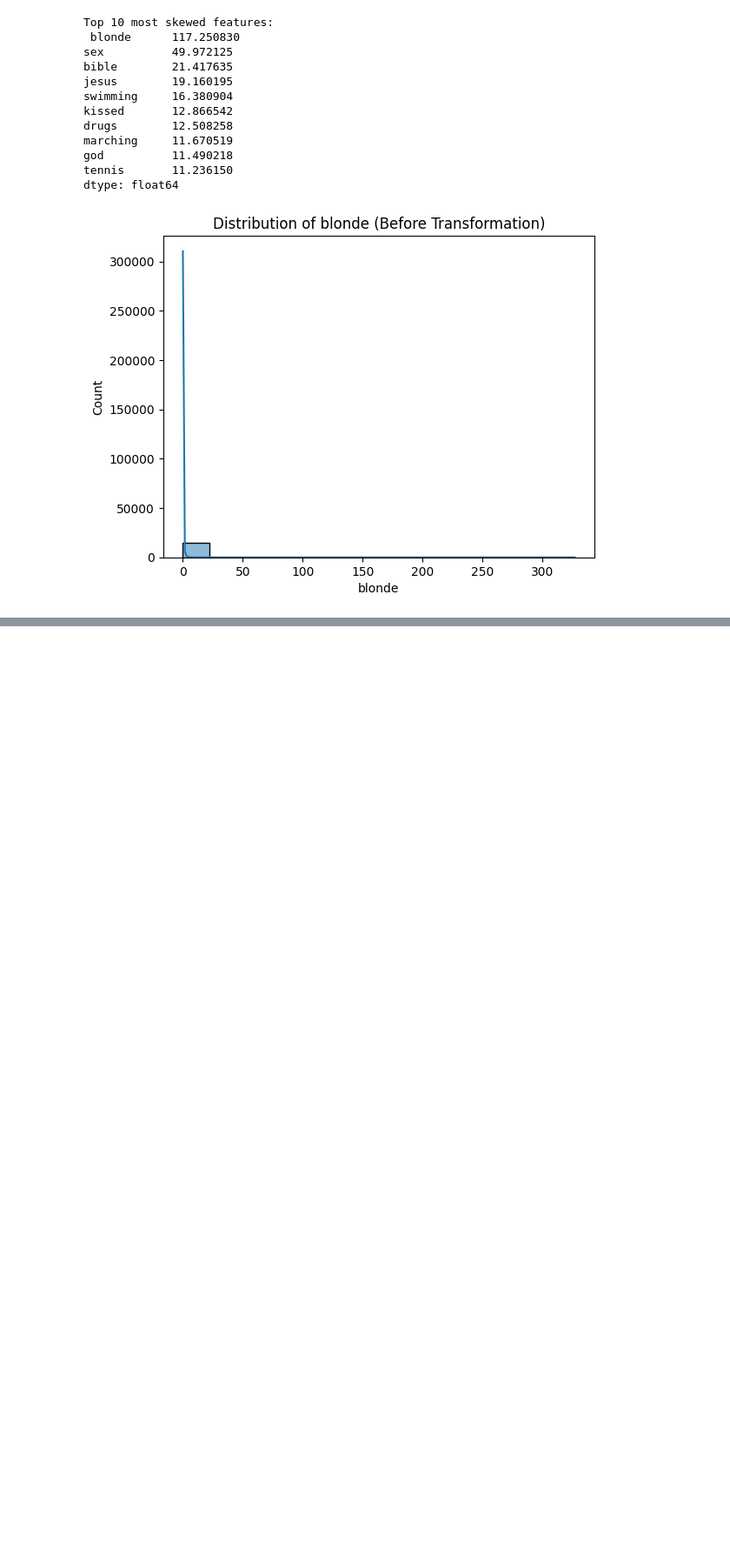
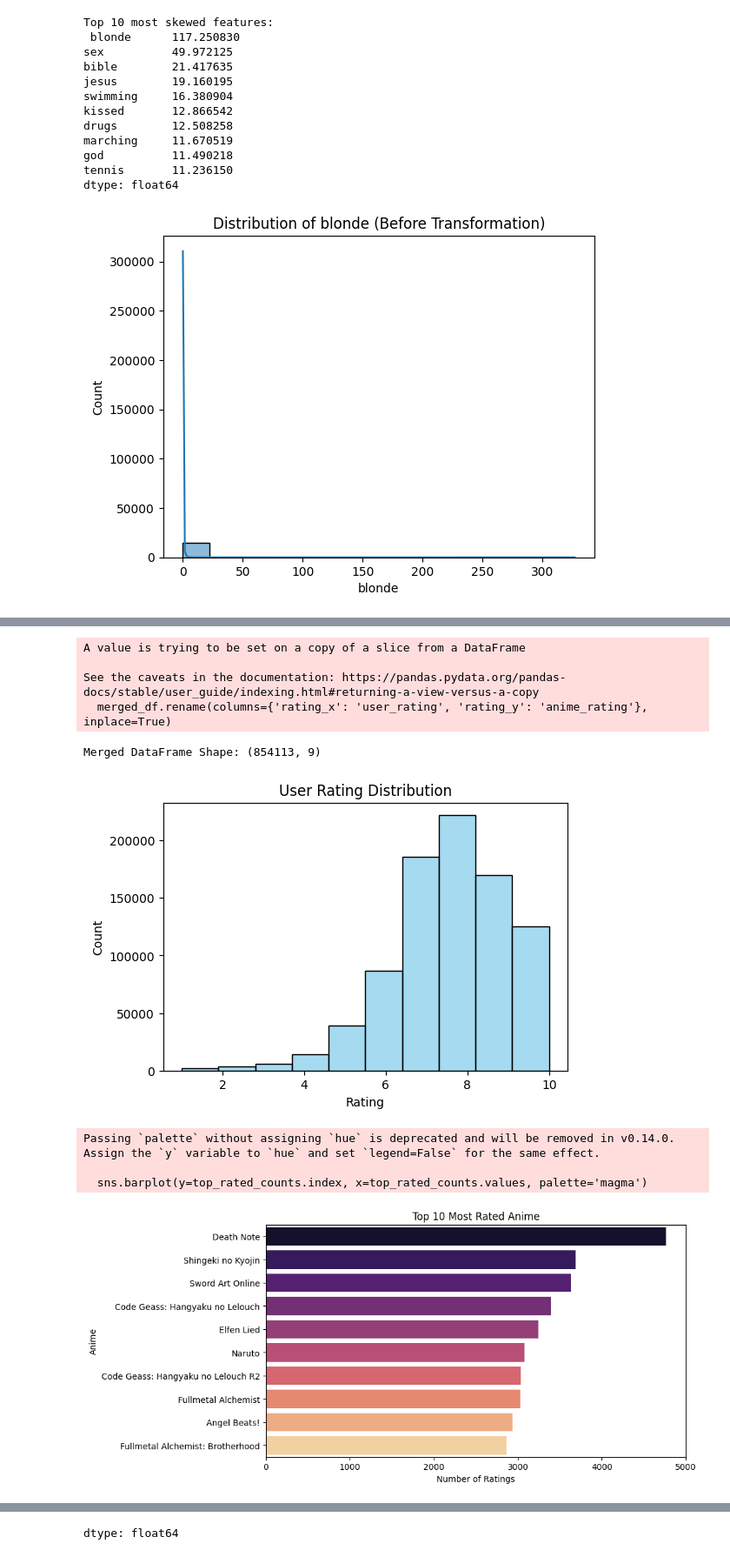
Before and after one commit to Piramu-Mahalingam/DS-Course-Assignment-1, a Jupyter notebook: M_Piramu_Unsupervised_Learning_Assignment.ipynb, the cells around one changed output, grey strips where cells are left out. Shown at 87% size. Saved outputs shown, nothing was run; the diff lists cells and outputs as text; code cells hidden in the pictures; blank space fills up the shorter version.

```diff
--- a/M_Piramu_Unsupervised_Learning_Assignment.ipynb
+++ b/M_Piramu_Unsupervised_Learning_Assignment.ipynb
@@ -166,0 +338,79 @@ dtype: float64
+# %%
+import pandas as pd
+import numpy as np
+import matplotlib.pyplot as plt
+import seaborn as sns
+# Load both datasets
+anime_df = pd.read_csv("/content/anime.csv")
+rating_df = pd.read_csv("/content/rating.csv")
+
+# Remove duplicates in anime data (optional, safe)
+anime_df = anime_df.drop_duplicates(subset='anime_id')
+
+# Merge on anime_id using inner join (only common entries)
+merged_df = pd.merge(rating_df, anime_df, on="anime_id", how="inner")
+
+# Optional: filter out ratings marked as -1 (means watched but not rated)
+merged_df = merged_df[merged_df['rating_x'] != -1]
+
+# Optional: rename columns for clarity (if needed)
+merged_df.rename(columns={'rating_x': 'user_rating', 'rating_y': 'anime_rating'}, inplace=True)
+
+# Show result
+print("Merged DataFrame Shape:", merged_df.shape)
+merged_df.head()
+
+#EDA
+# 1. Distribution of user ratings
+plt.figure(figsize=(6, 4))
+sns.histplot(merged_df['user_rating'], bins=10, kde=False, color='skyblue')
+plt.title("User Rating Distribution")
+plt.xlabel("Rating")
+plt.ylabel("Count")
+plt.show()
+
+# 2. Top 10 Most Rated Anime
+top_rated_counts = merged_df['name'].value_counts().head(10)
+plt.figure(figsize=(9, 5))
+sns.barplot(y=top_rated_counts.index, x=top_rated_counts.values, palette='magma')
+plt.title("Top 10 Most Rated Anime")
+plt.xlabel("Number of Ratings")
+plt.ylabel("Anime")
+plt.show()
+
+# 3. Anime Rating vs Number of Members
+plt.figure(figsize=(8, 5))
+sns.scatterplot(data=merged_df, x='members', y='anime_rating', alpha=0.3)
+plt.title("Anime Rating vs Members")
+plt.xlabel("Members")
+plt.ylabel("Anime Rating")
+plt.show()
+
+# --- Skewness Analysis and Transformation ---
+
+# Select numeric columns
+numeric_cols = merged_df.select_dtypes(include=[np.number])
+
+# Check skewness
+skewness = numeric_cols.skew().sort_values(ascending=False)
+
+# Apply log1p transformation to highly skewed features (|skew| > 1)
+transformed_df = merged_df.copy()
+for col in skewness.index:
+    if abs(skewness[col]) > 1:
+        transformed_df[col + "_log"] = np.log1p(transformed_df[col])
+
+# Show transformed skewness
+transformed_skewness = transformed_df[[col for col in transformed_df.columns if '_log' in col]].skew()
+transformed_skewness
+# %% [output]
+A value is trying to be set on a copy of a slice from a DataFrame
+
+See the caveats in the documentation: https://pandas.pydata.org/pandas-docs/stable/user_guide/indexing.html#returning-a-view-versus-a-copy
+  merged_df.rename(columns={'rating_x': 'user_rating', 'rating_y': 'anime_rating'}, inplace=True)
+Merged DataFrame Shape: (854113, 9)
+[figure, added]
+Passing `palette` without assigning `hue` is deprecated and will be removed in v0.14.0. Assign the `y` variable to `hue` and set `legend=False` for the same effect.
+
+  sns.barplot(y=top_rated_counts.index, x=top_rated_counts.values, palette='magma')
+[figure, added]
@@ -166,0 +421 @@ dtype: float64
+dtype: float64
```
Also changed, not shown: parts of 9 cells of this notebook.
